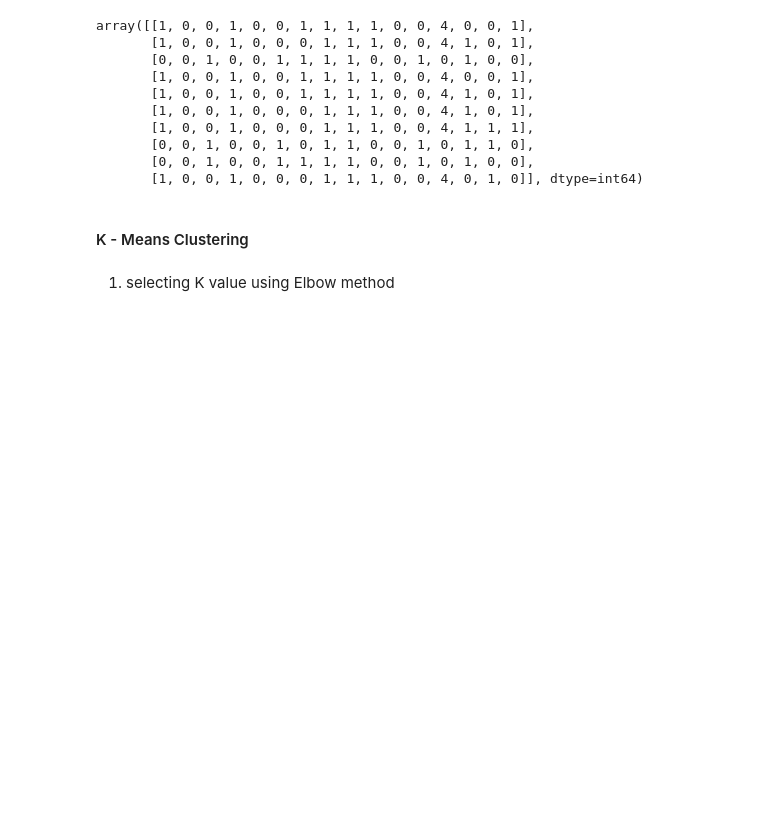
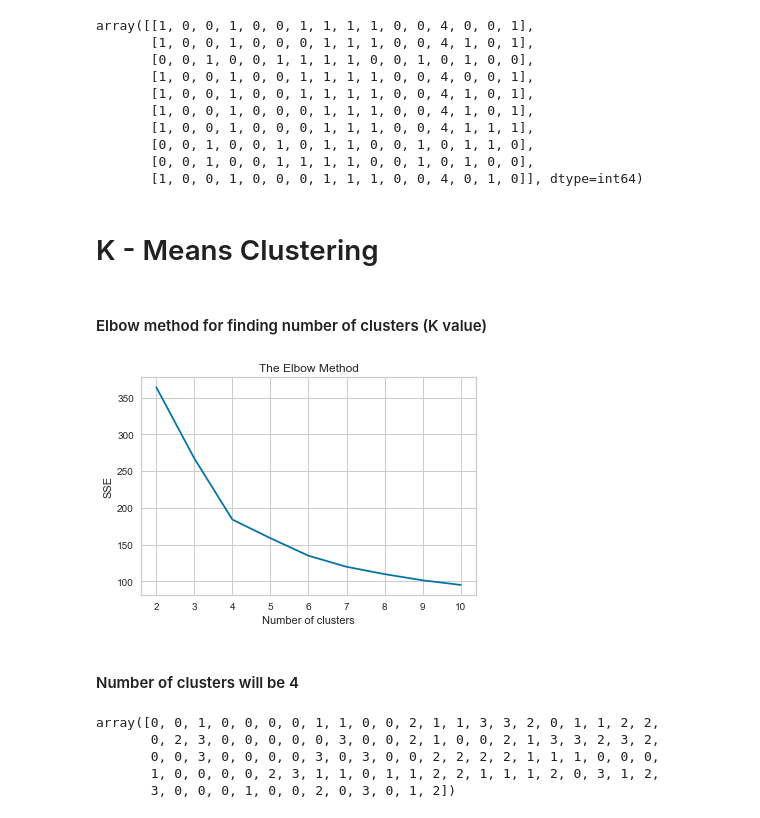
Before and after one commit to chaithrakc/syr_ads_machine_learning, a Jupyter notebook: week04clustering/lab04/lab_excercise04-Zoo.ipynb, the cells around one changed output. Cells and saved outputs as stored; diff of their text form; code cells hidden in the pictures; blank space fills up the shorter version.

Commit message:
clustering assignment

```diff
--- a/week04clustering/lab04/lab_excercise04-Zoo.ipynb
+++ b/week04clustering/lab04/lab_excercise04-Zoo.ipynb
@@ -38,6 +43,22 @@ array([[1, 0, 0, 1, 0, 0, 1, 1, 1, 1, 0, 0, 4, 0, 0, 1],
        [0, 0, 1, 0, 0, 1, 1, 1, 1, 0, 0, 1, 0, 1, 0, 0],
        [1, 0, 0, 1, 0, 0, 0, 1, 1, 1, 0, 0, 4, 0, 1, 0]], dtype=int64)
 # %% [markdown]
-#### K - Means Clustering
+# K - Means Clustering
-# %% [markdown]
-1. selecting K value using Elbow method
+# %% [markdown]
+#### Elbow method for finding number of clusters (K value)
+# %%
+SSE_cluster = []
+for i in range(2,11): # choosing 10 clusters
+    kmeans = KMeans(n_clusters=i,init='k-means++',random_state=0)
+    kmeans.fit(zoo_arr) # Compute k-means clustering
+    SSE_cluster.append(kmeans.inertia_)
+# %%
+plt.plot(range(2,11),SSE_cluster) # plotting numbers of clusers vs SSE
+plt.title('The Elbow Method')
+plt.xlabel('Number of clusters')
+plt.ylabel('SSE')
+plt.show()
+# %% [output]
+[figure, added]
+# %% [markdown]
+#### Number of clusters will be 4
@@ -43,0 +68,9 @@ array([[1, 0, 0, 1, 0, 0, 1, 1, 1, 1, 0, 0, 4, 0, 0, 1],
+# %%
+y_kmeans = kmeans.fit_predict(zoo_arr) # Compute cluster centers and predict cluster index for each sample
+y_kmeans # contains index of the cluster each sample belongs to
+# %% [output]
+array([0, 0, 1, 0, 0, 0, 0, 1, 1, 0, 0, 2, 1, 1, 3, 3, 2, 0, 1, 1, 2, 2,
+       0, 2, 3, 0, 0, 0, 0, 0, 3, 0, 0, 2, 1, 0, 0, 2, 1, 3, 3, 2, 3, 2,
+       0, 0, 3, 0, 0, 0, 0, 3, 0, 3, 0, 0, 2, 2, 2, 2, 1, 1, 1, 0, 0, 0,
+       1, 0, 0, 0, 0, 2, 3, 1, 1, 0, 1, 1, 2, 2, 1, 1, 1, 2, 0, 3, 1, 2,
+       3, 0, 0, 0, 1, 0, 0, 2, 0, 3, 0, 1, 2])
```
Also changed, not shown: parts of 16 cells of this notebook, 2 other files.
